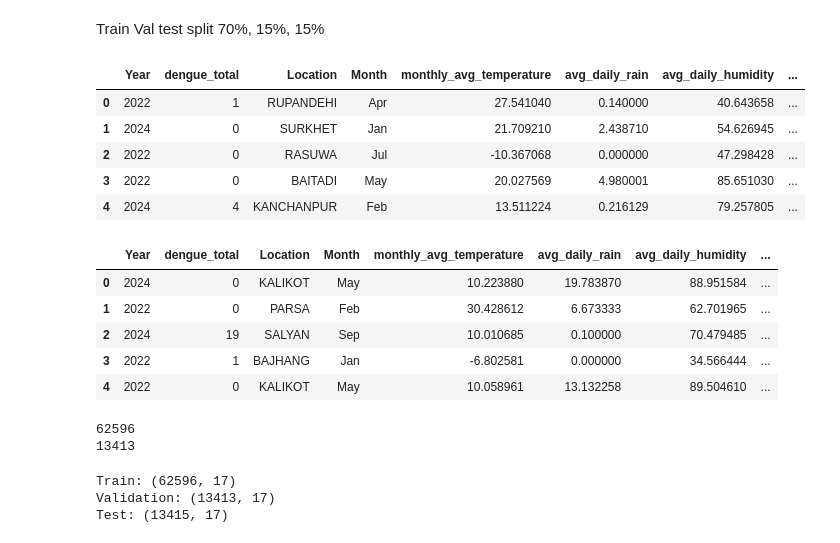
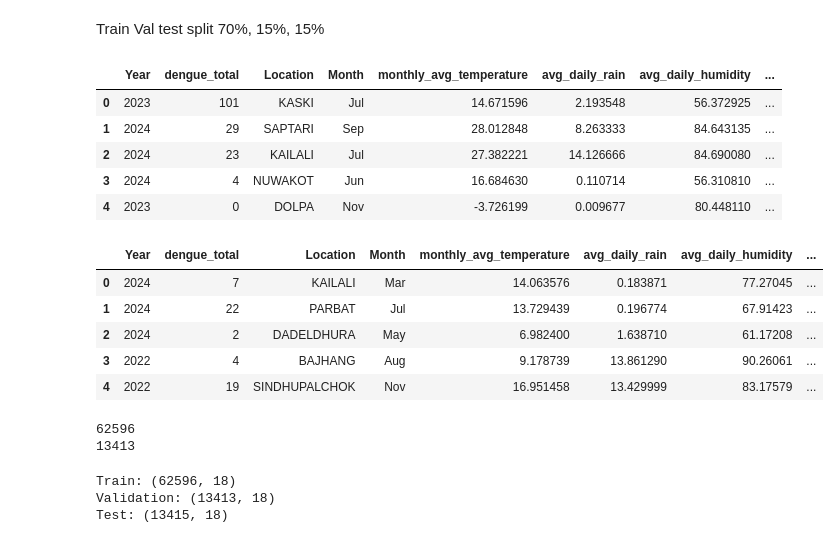
Before and after one commit to tikadatta2005/DENGUE, a Jupyter notebook: datahandling.ipynb, the cells around one changed output. Drawn from its saved outputs; the diff is of its cells as text; code cells hidden in the pictures.

Commit message:
update/ DATASET CREATED

```diff
--- a/datahandling.ipynb
+++ b/datahandling.ipynb
@@ -299,25 +659,25 @@ final_df.to_csv("../datasets/dengu_predictions_in_district_final.csv", index=Fal
 # %% [markdown]
 Train Val test split 70%, 15%, 15%
 # %%
-final_data = pd.read_csv("../datasets/dengu_predictions_in_district_final.csv")
+final_data = pd.read_csv("./datasets/dengu_predictions_in_district_final.csv")
 final_data.head()
 # %% [output]
 |  | Year | dengue_total | Location | Month | monthly_avg_temperature | avg_daily_rain | avg_daily_humidity | ... |
-| 0 | 2022 | 1 | RUPANDEHI | Apr | 27.541040 | 0.140000 | 40.643658 | ... |
-| 1 | 2024 | 0 | SURKHET | Jan | 21.709210 | 2.438710 | 54.626945 | ... |
-| 2 | 2022 | 0 | RASUWA | Jul | -10.367068 | 0.000000 | 47.298428 | ... |
-| 3 | 2022 | 0 | BAITADI | May | 20.027569 | 4.980001 | 85.651030 | ... |
-| 4 | 2024 | 4 | KANCHANPUR | Feb | 13.511224 | 0.216129 | 79.257805 | ... |
+| 0 | 2023 | 101 | KASKI | Jul | 14.671596 | 2.193548 | 56.372925 | ... |
+| 1 | 2024 | 29 | SAPTARI | Sep | 28.012848 | 8.263333 | 84.643135 | ... |
+| 2 | 2024 | 23 | KAILALI | Jul | 27.382221 | 14.126666 | 84.690080 | ... |
+| 3 | 2024 | 4 | NUWAKOT | Jun | 16.684630 | 0.110714 | 56.310810 | ... |
+| 4 | 2023 | 0 | DOLPA | Nov | -3.726199 | 0.009677 | 80.448110 | ... |
 # %%
-df = final_data.sample(frac=1, random_state=42).reset_index(drop=True)
+df = final_data.sample(frac=1, random_state=41).reset_index(drop=True)
 df.head()
 # %% [output]
 |  | Year | dengue_total | Location | Month | monthly_avg_temperature | avg_daily_rain | avg_daily_humidity | ... |
-| 0 | 2024 | 0 | KALIKOT | May | 10.223880 | 19.783870 | 88.951584 | ... |
-| 1 | 2022 | 0 | PARSA | Feb | 30.428612 | 6.673333 | 62.701965 | ... |
-| 2 | 2024 | 19 | SALYAN | Sep | 10.010685 | 0.100000 | 70.479485 | ... |
-| 3 | 2022 | 1 | BAJHANG | Jan | -6.802581 | 0.000000 | 34.566444 | ... |
-| 4 | 2022 | 0 | KALIKOT | May | 10.058961 | 13.132258 | 89.504610 | ... |
+| 0 | 2024 | 7 | KAILALI | Mar | 14.063576 | 0.183871 | 77.27045 | ... |
+| 1 | 2024 | 22 | PARBAT | Jul | 13.729439 | 0.196774 | 67.91423 | ... |
+| 2 | 2024 | 2 | DADELDHURA | May | 6.982400 | 1.638710 | 61.17208 | ... |
+| 3 | 2022 | 4 | BAJHANG | Aug | 9.178739 | 13.861290 | 90.26061 | ... |
+| 4 | 2022 | 19 | SINDHUPALCHOK | Nov | 16.951458 | 13.429999 | 83.17579 | ... |
 # %%
 n = len(df)
 
@@ -339,7 +699,7 @@ print("Train:", train_df.shape)
 print("Validation:", val_df.shape)
 print("Test:", test_df.shape)
 # %% [output]
-Train: (62596, 17)
-Validation: (13413, 17)
-Test: (13415, 17)
+Train: (62596, 18)
+Validation: (13413, 18)
+Test: (13415, 18)
 # %%
```
Also changed, not shown: parts of 33 cells of this notebook, 1 other file.
